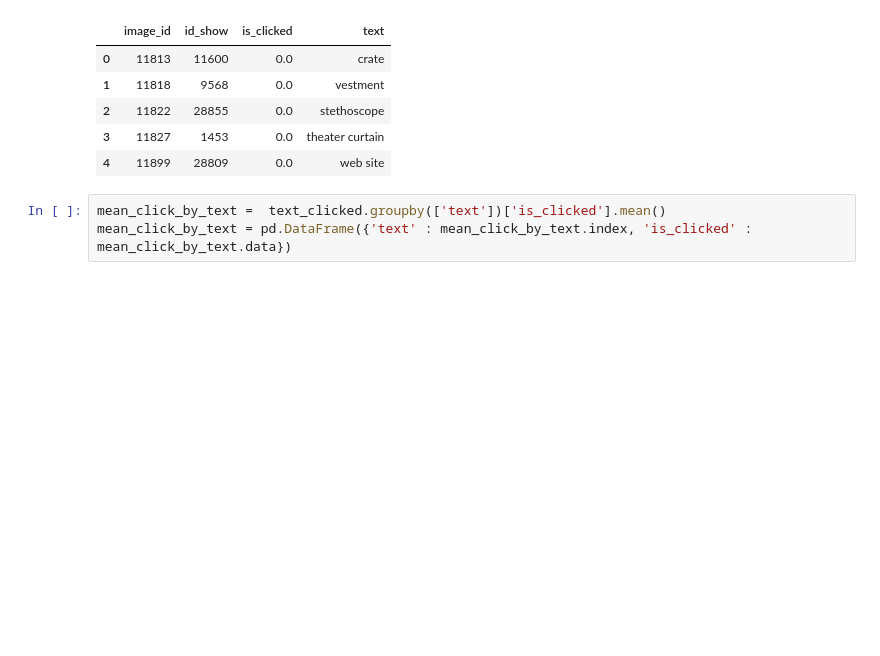
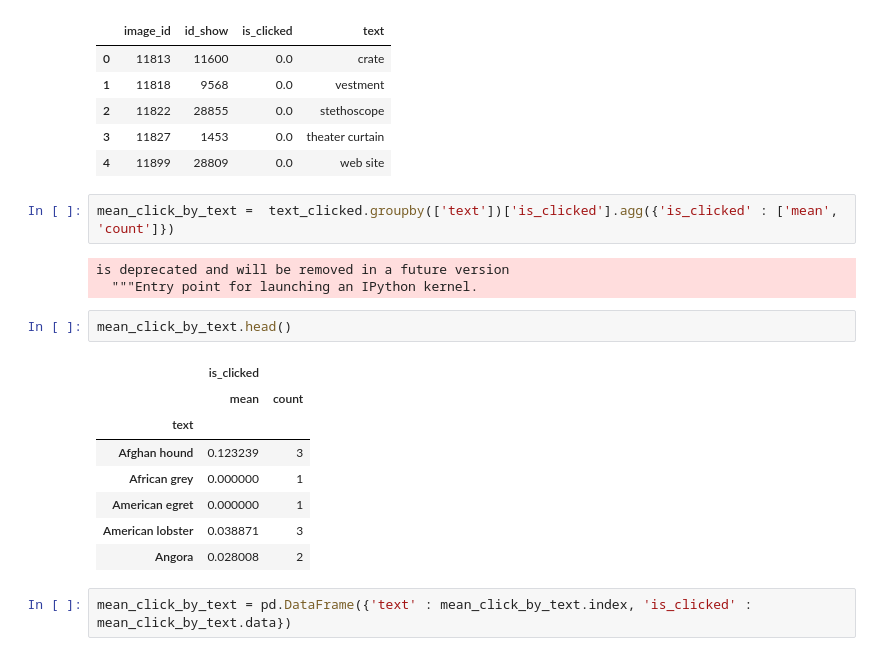
Before and after one commit to Vitalic57/TicketLand, a Jupyter notebook: Client_and_images.ipynb, the cells around one changed output. Cells and saved outputs as stored; diff of their text form; blank space fills up the shorter version.

```diff
--- a/Client_and_images.ipynb
+++ b/Client_and_images.ipynb
@@ -252,7 +252,22 @@ text_clicked.head()
 | 2 | 11822 | 28855 | 0.0 | stethoscope |
 | 3 | 11827 | 1453 | 0.0 | theater curtain |
 | 4 | 11899 | 28809 | 0.0 | web site |
+# %%
+mean_click_by_text =  text_clicked.groupby(['text'])['is_clicked'].agg({'is_clicked' : ['mean', 'count']})
+# %% [output]
+is deprecated and will be removed in a future version
+  """Entry point for launching an IPython kernel.
+# %%
+mean_click_by_text.head()
+# %% [output]
+|  | is_clicked |  |
+|  | mean | count |
+| text |  |  |
+| Afghan hound | 0.123239 | 3 |
+| African grey | 0.000000 | 1 |
+| American egret | 0.000000 | 1 |
+| American lobster | 0.038871 | 3 |
+| Angora | 0.028008 | 2 |
 # %%
-mean_click_by_text =  text_clicked.groupby(['text'])['is_clicked'].mean()
 mean_click_by_text = pd.DataFrame({'text' : mean_click_by_text.index, 'is_clicked' : mean_click_by_text.data})
 # %%
```
Also changed, not shown: parts of 1 cell of this notebook.
